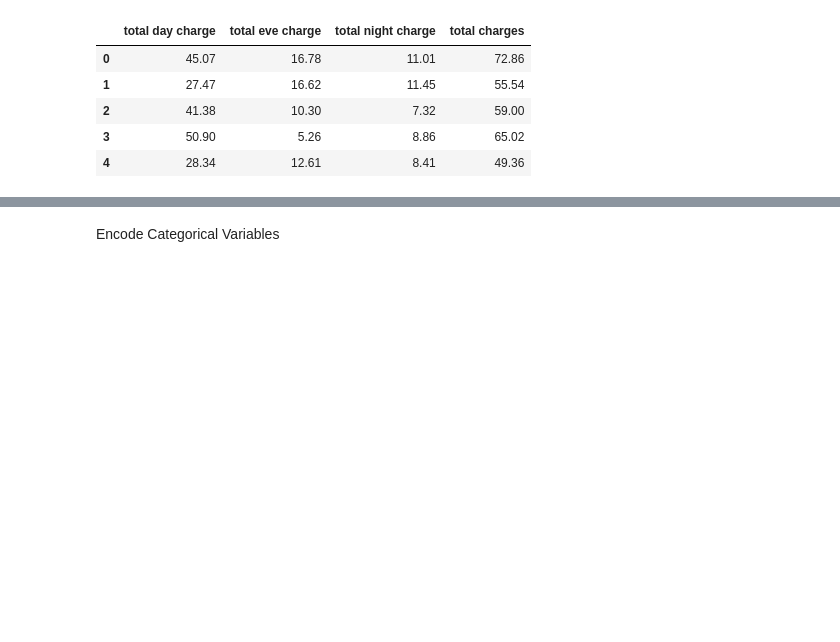
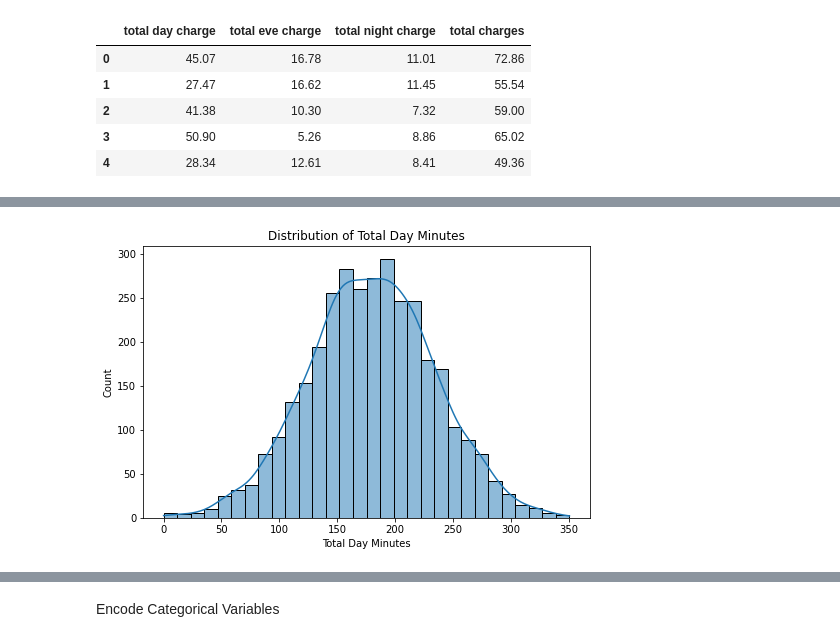
Before and after one commit to Mike101lab/Phase-3-Project-SyriaTel-Customer-Churn-Prediction-, a Jupyter notebook: SyriaTel-Customer-Churn-Prediction.ipynb, the cells around one changed output, grey strips where cells are left out. Cells and saved outputs as stored; diff of their text form; code cells hidden in the pictures; blank space fills up the shorter version.

```diff
--- a/SyriaTel-Customer-Churn-Prediction.ipynb
+++ b/SyriaTel-Customer-Churn-Prediction.ipynb
@@ -182,0 +188,9 @@ df[['total day charge', 'total eve charge', 'total night charge', 'total charges
+# %%
+# Analyzing the distribution of total day minutes
+plt.figure(figsize=(8,5))
+sns.histplot(df['total day minutes'], bins=30, kde=True)
+plt.title('Distribution of Total Day Minutes')
+plt.xlabel('Total Day Minutes')
+plt.ylabel('Count');
+# %% [output]
+[figure, added]
```
Also changed, not shown: parts of 41 cells of this notebook, 2 other files.
